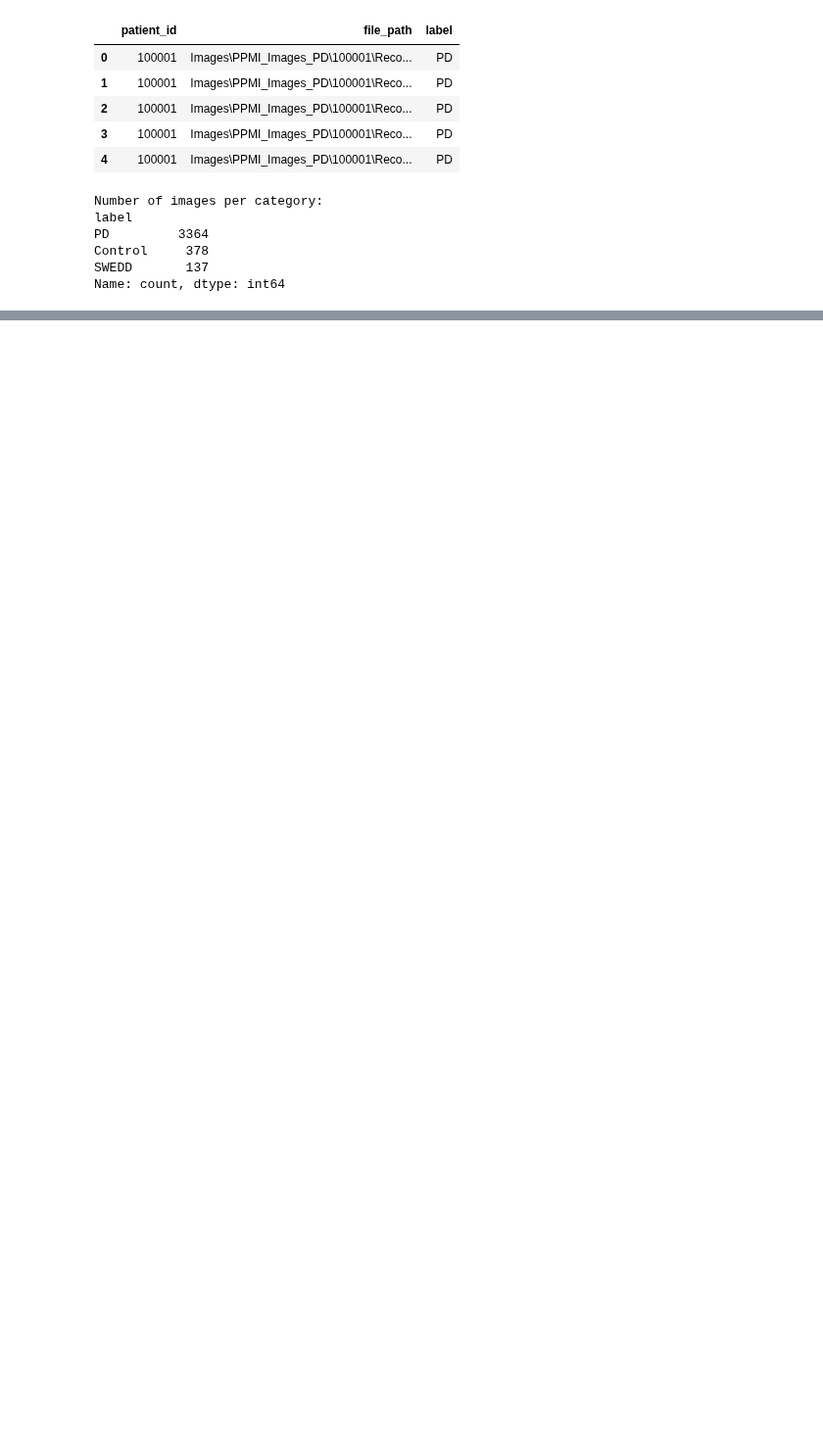
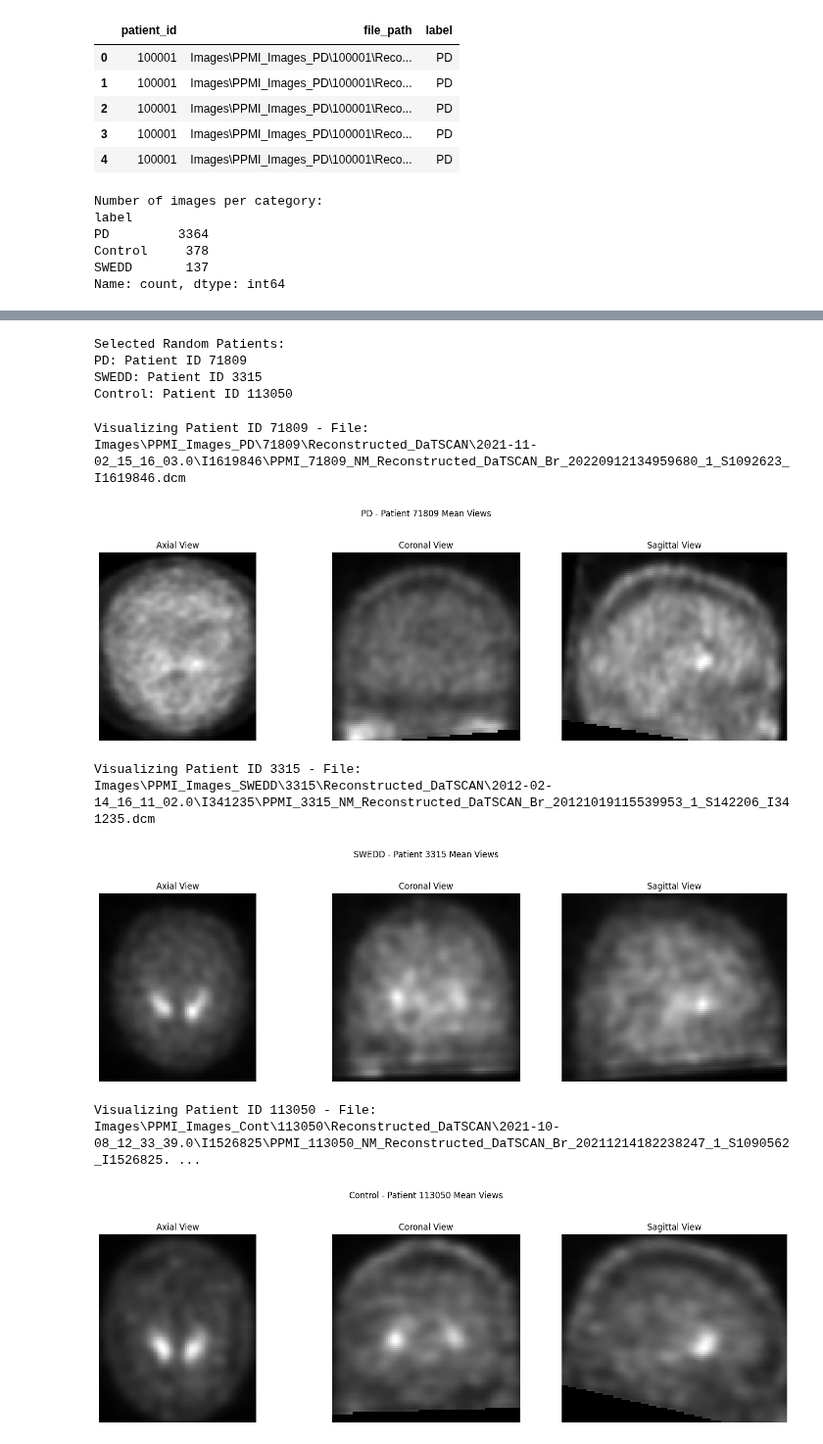
Before and after one commit to alexcri90/ParkinsonThesis, a Jupyter notebook: Notebook.ipynb, the cells around one changed output, grey strips where cells are left out. Shown at 98% size. Saved outputs shown, nothing was run; the diff lists cells and outputs as text; code cells hidden in the pictures; blank space fills up the shorter version.

Commit message:
Mean Views corrected

```diff
--- a/Notebook.ipynb
+++ b/Notebook.ipynb
@@ -464,0 +219,62 @@ No mean image available for group: Control
+# %%
+# Cell 13: Select and visualize a random patient from each group
+
+import random
+
+# Function to select a random patient from each group
+def select_random_patients(df, groups):
+    random_patients = {}
+    for group in groups:
+        group_df = df[df['label'] == group]
+        unique_patients = group_df['patient_id'].unique()
+        if len(unique_patients) == 0:
+            print(f"No patients found in group: {group}")
+            continue
+        selected_patient = random.choice(unique_patients)
+        random_patients[group] = selected_patient
+    return random_patients
+
+# Define the groups
+groups = ['PD', 'SWEDD', 'Control']
+
+# Select random patients
+random_patients = select_random_patients(df, groups)
+print("Selected Random Patients:")
+for group, patient in random_patients.items():
+    print(f"{group}: Patient ID {patient}")
+# %% [output]
+Selected Random Patients:
+PD: Patient ID 71809
+SWEDD: Patient ID 3315
+Control: Patient ID 113050
+# %%
+# Function to visualize a random image for a given patient
+def visualize_random_patient(df, patient_id, label):
+    """
+    Select a random DICOM file for the given patient and plot its views.
+    """
+    patient_df = df[(df['patient_id'] == patient_id) & (df['label'] == label)]
+    if patient_df.empty:
+        print(f"No images found for Patient ID {patient_id} in group {label}.")
+        return
+
+    # Select a random image
+    random_file = random.choice(patient_df['file_path'].tolist())
+    print(f"Visualizing Patient ID {patient_id} - File: {random_file}")
+
+    # Load the image
+    img = load_dicom_image(random_file)
+
+    # Plot the views
+    plot_mean_views(img, title_prefix=f"{label} - Patient {patient_id}")
+
+# Iterate over each group and visualize a random patient
+for group, patient_id in random_patients.items():
+    visualize_random_patient(df, patient_id, group)
+# %% [output]
+Visualizing Patient ID 71809 - File: Images\PPMI_Images_PD\71809\Reconstructed_DaTSCAN\2021-11-02_15_16_03.0\I1619846\PPMI_71809_NM_Reconstructed_DaTSCAN_Br_20220912134959680_1_S1092623_I1619846.dcm
+[figure, added]
+Visualizing Patient ID 3315 - File: Images\PPMI_Images_SWEDD\3315\Reconstructed_DaTSCAN\2012-02-14_16_11_02.0\I341235\PPMI_3315_NM_Reconstructed_DaTSCAN_Br_20121019115539953_1_S142206_I341235.dcm
+[figure, added]
+Visualizing Patient ID 113050 - File: Images\PPMI_Images_Cont\113050\Reconstructed_DaTSCAN\2021-10-08_12_33_39.0\I1526825\PPMI_113050_NM_Reconstructed_DaTSCAN_Br_20211214182238247_1_S1090562_I1526825. ...
+[figure, added]
```
Also changed, not shown: parts of 10 cells of this notebook, 1 other file.
